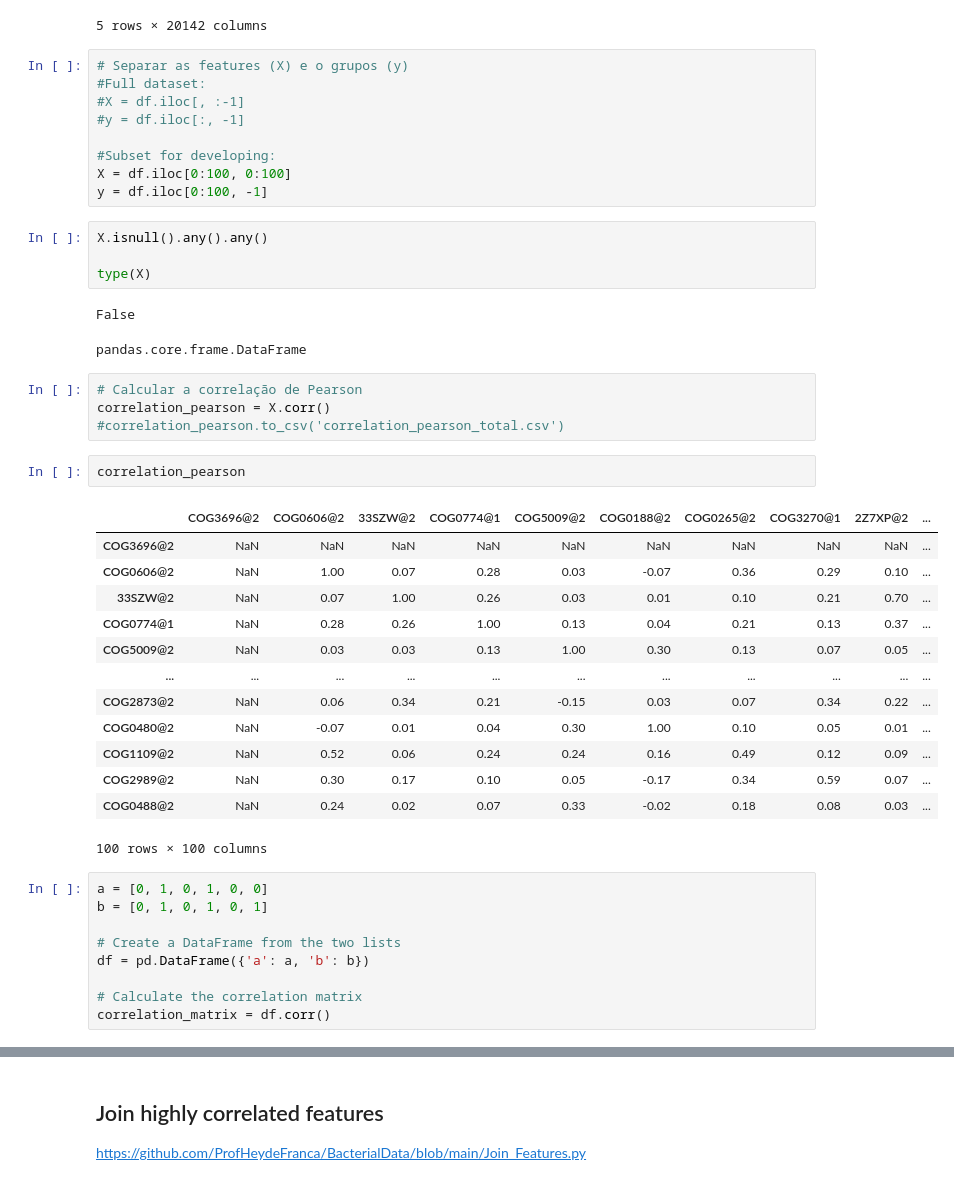
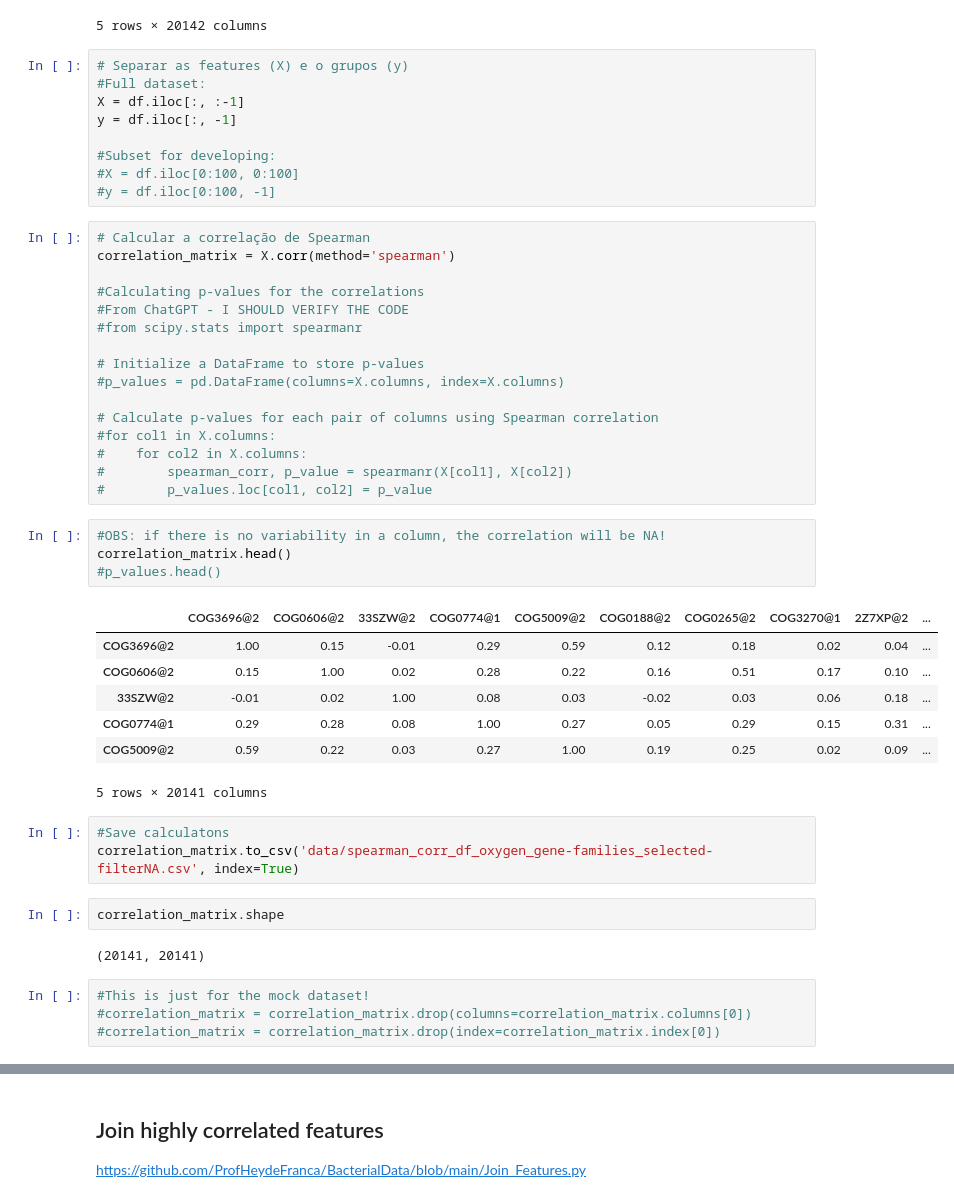
Before and after one commit to ProfHeydeFranca/BacterialData, a Jupyter notebook: oxygen/feature_selection.ipynb, the cells around one changed output, grey strips where cells are left out. Drawn from its saved outputs; the diff is of its cells as text.

```diff
--- a/oxygen/feature_selection.ipynb
+++ b/oxygen/feature_selection.ipynb
@@ -53,45 +53,48 @@ df.head()
 # %%
 # Separar as features (X) e o grupos (y)
 #Full dataset:
-#X = df.iloc[, :-1]
-#y = df.iloc[:, -1]
+X = df.iloc[:, :-1]
+y = df.iloc[:, -1]
 
 #Subset for developing:
-X = df.iloc[0:100, 0:100]
-y = df.iloc[0:100, -1]
+#X = df.iloc[0:100, 0:100]
+#y = df.iloc[0:100, -1]
-# %%
-X.isnull().any().any()
-
-type(X)
-# %% [output]
-False
-pandas.core.frame.DataFrame
 # %%
-# Calcular a correlação de Pearson
-correlation_pearson = X.corr()
-#correlation_pearson.to_csv('correlation_pearson_total.csv')
+# Calcular a correlação de Spearman
+correlation_matrix = X.corr(method='spearman')
+
+#Calculating p-values for the correlations
+#From ChatGPT - I SHOULD VERIFY THE CODE
+#from scipy.stats import spearmanr
+
+# Initialize a DataFrame to store p-values
+#p_values = pd.DataFrame(columns=X.columns, index=X.columns)
+
+# Calculate p-values for each pair of columns using Spearman correlation
+#for col1 in X.columns:
+#    for col2 in X.columns:
+#        spearman_corr, p_value = spearmanr(X[col1], X[col2])
+#        p_values.loc[col1, col2] = p_value
+# %%
+#OBS: if there is no variability in a column, the correlation will be NA!
+correlation_matrix.head()
+#p_values.head()
+# %% [output]
+|  | COG3696@2 | COG0606@2 | 33SZW@2 | COG0774@1 | COG5009@2 | COG0188@2 | COG0265@2 | COG3270@1 | 2Z7XP@2 | ... |
+| COG3696@2 | 1.00 | 0.15 | -0.01 | 0.29 | 0.59 | 0.12 | 0.18 | 0.02 | 0.04 | ... |
+| COG0606@2 | 0.15 | 1.00 | 0.02 | 0.28 | 0.22 | 0.16 | 0.51 | 0.17 | 0.10 | ... |
+| 33SZW@2 | -0.01 | 0.02 | 1.00 | 0.08 | 0.03 | -0.02 | 0.03 | 0.06 | 0.18 | ... |
+| COG0774@1 | 0.29 | 0.28 | 0.08 | 1.00 | 0.27 | 0.05 | 0.29 | 0.15 | 0.31 | ... |
+| COG5009@2 | 0.59 | 0.22 | 0.03 | 0.27 | 1.00 | 0.19 | 0.25 | 0.02 | 0.09 | ... |
+5 rows × 20141 columns
+# %%
+#Save calculatons
+correlation_matrix.to_csv('data/spearman_corr_df_oxygen_gene-families_selected-filterNA.csv', index=True)
+# %%
+correlation_matrix.shape
+# %% [output]
+(20141, 20141)
 # %%
-correlation_pearson
+#This is just for the mock dataset!
+#correlation_matrix = correlation_matrix.drop(columns=correlation_matrix.columns[0])
+#correlation_matrix = correlation_matrix.drop(index=correlation_matrix.index[0])
-# %% [output]
-|  | COG3696@2 | COG0606@2 | 33SZW@2 | COG0774@1 | COG5009@2 | COG0188@2 | COG0265@2 | COG3270@1 | 2Z7XP@2 | ... |
-| COG3696@2 | NaN | NaN | NaN | NaN | NaN | NaN | NaN | NaN | NaN | ... |
-| COG0606@2 | NaN | 1.00 | 0.07 | 0.28 | 0.03 | -0.07 | 0.36 | 0.29 | 0.10 | ... |
-| 33SZW@2 | NaN | 0.07 | 1.00 | 0.26 | 0.03 | 0.01 | 0.10 | 0.21 | 0.70 | ... |
-| COG0774@1 | NaN | 0.28 | 0.26 | 1.00 | 0.13 | 0.04 | 0.21 | 0.13 | 0.37 | ... |
-| COG5009@2 | NaN | 0.03 | 0.03 | 0.13 | 1.00 | 0.30 | 0.13 | 0.07 | 0.05 | ... |
-| ... | ... | ... | ... | ... | ... | ... | ... | ... | ... | ... |
-| COG2873@2 | NaN | 0.06 | 0.34 | 0.21 | -0.15 | 0.03 | 0.07 | 0.34 | 0.22 | ... |
-| COG0480@2 | NaN | -0.07 | 0.01 | 0.04 | 0.30 | 1.00 | 0.10 | 0.05 | 0.01 | ... |
-| COG1109@2 | NaN | 0.52 | 0.06 | 0.24 | 0.24 | 0.16 | 0.49 | 0.12 | 0.09 | ... |
-| COG2989@2 | NaN | 0.30 | 0.17 | 0.10 | 0.05 | -0.17 | 0.34 | 0.59 | 0.07 | ... |
-| COG0488@2 | NaN | 0.24 | 0.02 | 0.07 | 0.33 | -0.02 | 0.18 | 0.08 | 0.03 | ... |
-100 rows × 100 columns
-# %%
-a = [0, 1, 0, 1, 0, 0]
-b = [0, 1, 0, 1, 0, 1]
-
-# Create a DataFrame from the two lists
-df = pd.DataFrame({'a': a, 'b': b})
-
-# Calculate the correlation matrix
-correlation_matrix = df.corr()
```
Also changed, not shown: parts of 7 cells of this notebook, 2 other files.
